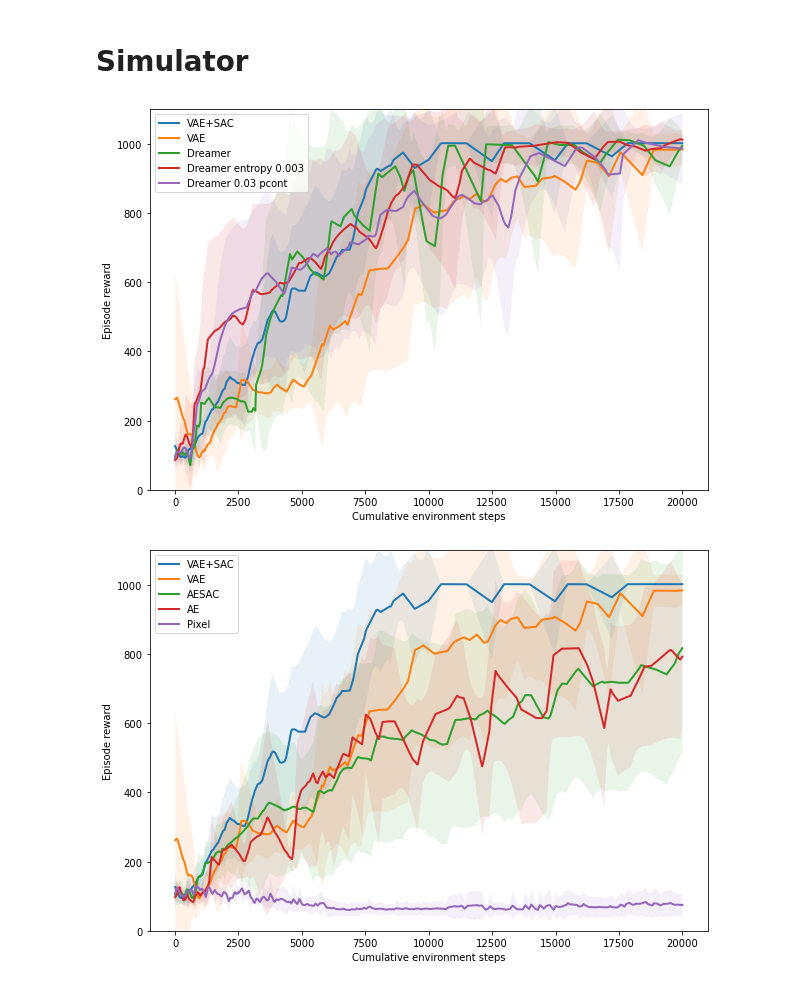
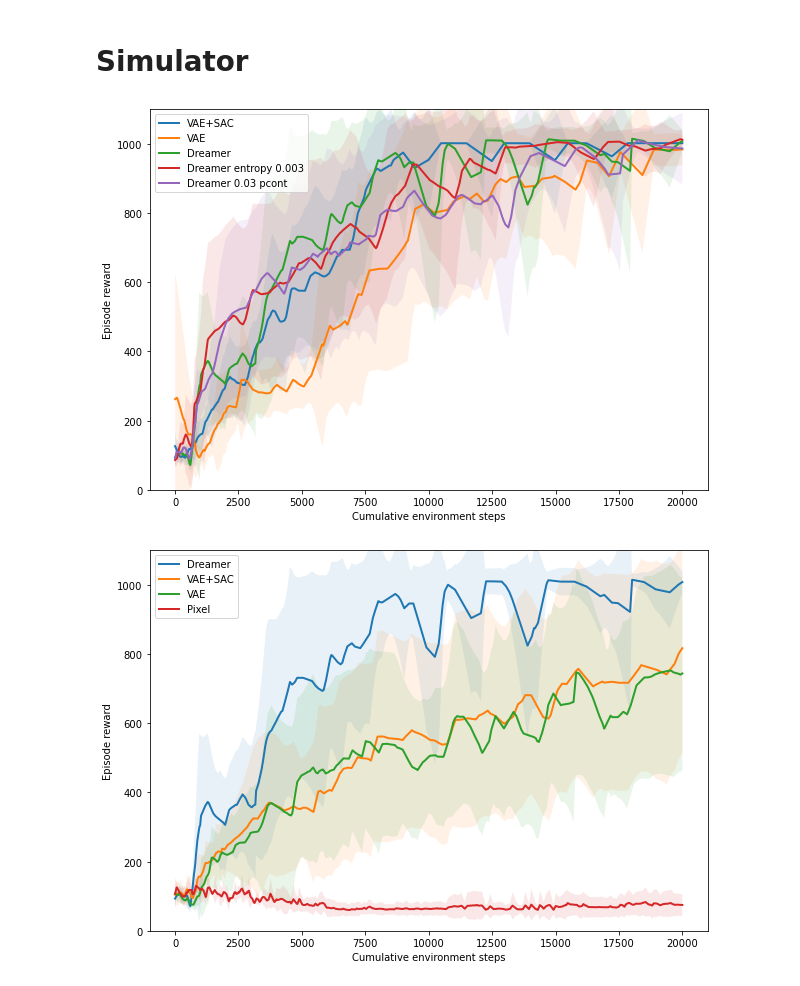
Before and after one commit to ari-viitala/RLDonkeyCar, a Jupyter notebook: analysis/Results.ipynb, the cells around one changed output. Cells and saved outputs as stored; diff of their text form; code cells hidden in the pictures.

```diff
--- a/analysis/Results.ipynb
+++ b/analysis/Results.ipynb
@@ -94,6 +94,9 @@ def plot_run(data_folder, label, env_type="real"):
         data = data[data.Step > 20]
         data = data[["Episode", "Step"]]
         episode_lengths = data.groupby("Episode").max().Step
+        episode_lengths = data.groupby("Episode").max().Step
+        episode_lengths = episode_lengths[episode_lengths > 1]
+
         cum_env_steps = [0] + list(data.groupby("Episode").max().Step.cumsum()[:-1])
 
         interp = interp1d(cum_env_steps, episode_lengths, fill_value="extrapolate")
@@ -235,17 +239,18 @@ plot_run("./results/0.03_pcont/", label="Dreamer 0.03 pcont", env_type="sim")
 
 plt.show()
 # %% [output]
-[figure, old version]
+[figure, new version]
 # %%
 plt.figure(1, (10, 7))
-plot_run("./results/sim_aesac/", label="VAE+SAC", env_type="sim")
-plot_run("./results/sim_vae", label="VAE", env_type="sim")
-plot_run("./results/sim_sac/aesac/", "AESAC", env_type="sim")
-plot_run("./results/sim_sac/ae/", "AE", env_type="sim")
+#plot_run("./results/sim_aesac/", label="VAE+SAC", env_type="sim")
+#plot_run("./results/sim_vae", label="VAE", env_type="sim")
+plot_run("./results/sim_dreamer/", label="Dreamer", env_type="sim")
+plot_run("./results/sim_sac/aesac/", "VAE+SAC", env_type="sim")
+plot_run("./results/sim_sac/ae/", "VAE", env_type="sim")
 plot_run("./results/sim_sac/pixel/", "Pixel", env_type="sim")
 plt.show()
 # %% [output]
-[figure, old version]
+[figure, new version]
 # %%
 plt.figure(1, (10, 7))
 #plot_run("./results/sim_aesac/", label="VAE+SAC", env_type="sim")
```
Also changed, not shown: parts of 6 cells of this notebook, 10 other files.
